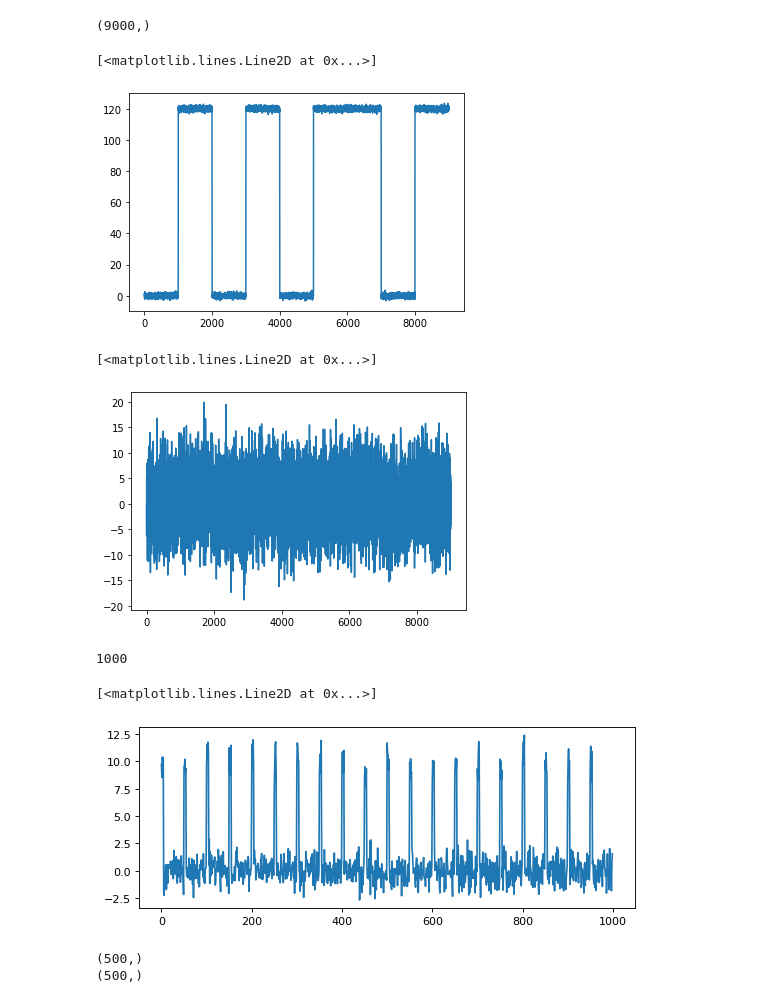
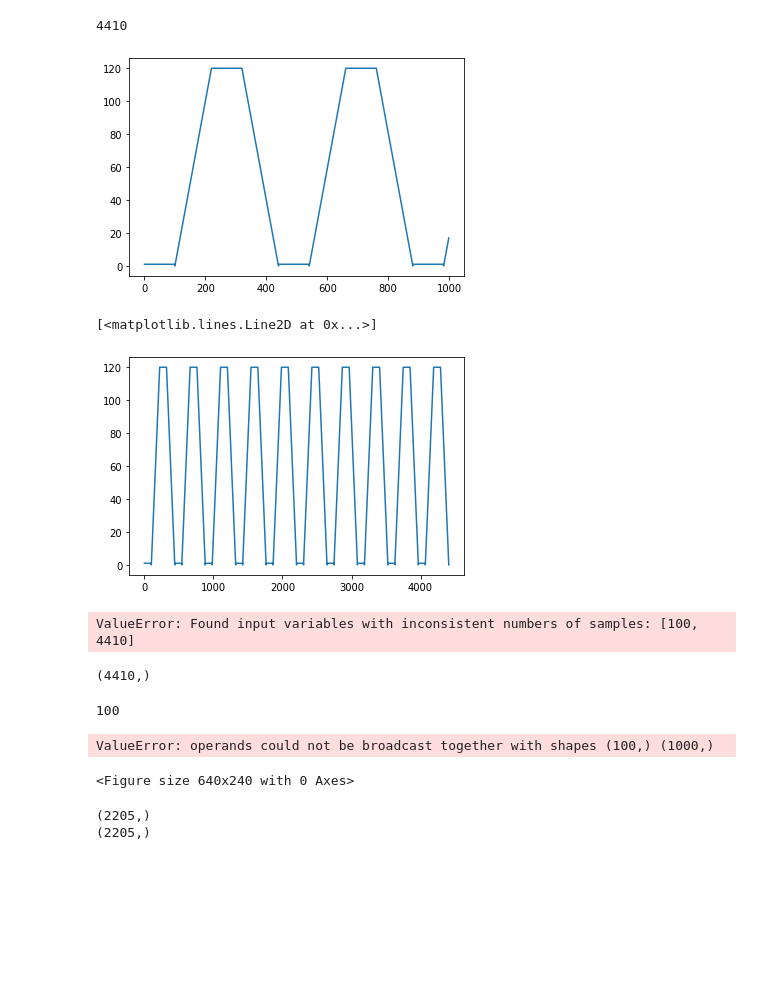
Before and after one commit to oliveiraMats2/Predictive_Maintenance_free_dataset, a Jupyter notebook: notebooks/create_new_database.ipynb, the cells around one changed output. Drawn from its saved outputs; the diff is of its cells as text; code cells hidden in the pictures; blank space fills up the shorter version.

```diff
--- a/notebooks/create_new_database.ipynb
+++ b/notebooks/create_new_database.ipynb
@@ -1,43 +1,80 @@
 # %%
 import numpy as np
 import random
 import matplotlib.pyplot as plt
 from sklearn import preprocessing
 
 #time = 10 #sec
 samples = 1
-slot = 1000*samples
+slot = 100*samples
 sensores = 1
 
 periodo = 120
 noise = 1
 
 data = np.ones((slot, sensores))
 
-data = np.transpose(np.concatenate([np.random.normal(0, noise, slot),
-                                    np.random.normal(periodo, noise, slot),#]))
-                                    np.random.normal(0, noise, slot),
-                                    np.random.normal(periodo, noise, slot),
-                                    np.random.normal(0, noise, slot),
-                                    np.random.normal(periodo, noise, slot),
-                                    np.random.normal(periodo, noise, slot),
-                                    np.random.normal(0, noise, slot),
-                                    np.random.normal(periodo, noise, slot)]))
+# data = np.transpose(np.concatenate(10*[np.random.normal(0, noise, slot),
+#                                     np.array([np.random.normal(x, noise, 1) for x in range(120)]).squeeze(1),
+#                                     np.random.normal(periodo, noise, slot),
+#                                     np.array([np.random.normal(x, noise, 1) for x in range(120,
+#                                                                                            -1, -1)]).squeeze(1)]))
+
+data = np.transpose(np.concatenate(10*[np.array(100*[1]),
+                                    np.array([x for x in range(120)]),#.squeeze(1),
+                                    np.array(100*[periodo]),
+                                    np.array([x for x in range(120, -1, -1)])]))
 
 #data = np.transpose(np.random.normal(0, noise, slot))
 
 #data = preprocessing.normalize(data)
-print(data.shape)
 plt.plot(data[:slot*10]) #out_pressure
+print(len(data))
 # %% [output]
-(9000,)
+4410
-[<matplotlib.lines.Line2D at 0x...>]
-[figure, old version]
+[figure, new version]
 # %%
 plt.plot(data[:9000]) #out_pressure
 # %% [output]
 [<matplotlib.lines.Line2D at 0x...>]
-[figure, old version]
+[figure, new version]
+# %%
+import torch
+from sklearn.linear_model import LogisticRegression
+from scipy.special import expit
+#y = data
+#x = np.arange(0, len(y)).reshape((-1, 1))
+
+xmin, xmax = -5, 5
+n_samples = 100
+np.random.seed(0)
+
+X = np.random.normal(size=n_samples)
+y = data.astype(float)
+#X[X > 0] *= 4
+#X += 0.3 * np.random.normal(size=n_samples)
+
+X = X[:, np.newaxis]
+
+# Fit the classifier
+clf = LogisticRegression(C=1e5)
+clf.fit(X, y)
+
+plt.figure(1, figsize=(9, 6))
+plt.clf()
+plt.scatter(X.ravel(), y, label="example data", color="black", zorder=20)
+
+X_test = np.linspace(-5, 10, 300)
+
+loss = expit(X_test * clf.coef_ + clf.intercept_).ravel()
+
+plt.plot(X_test, loss, label="Logistic Regression Model", color="red", linewidth=3)
+# %% [output]
+ValueError: Found input variables with inconsistent numbers of samples: [100, 4410]
+# %%
+y.shape
+# %% [output]
+(4410,)
 # %%
 from matplotlib.pyplot import figure
 
@@ -57,9 +94,9 @@ data = sig + data[:1000]
 # data.shape
 plt.plot(data)
 # %% [output]
-1000
+100
-[<matplotlib.lines.Line2D at 0x...>]
+ValueError: operands could not be broadcast together with shapes (100,) (1000,)
-[figure, removed]
+<Figure size 640x240 with 0 Axes>
 # %%
 from sklearn.model_selection import train_test_split
 
@@ -76,8 +113,8 @@ X_test = data[train_split:]
 print(X_train.shape)
 print(X_test.shape)
 # %% [output]
-(500,)
-(500,)
+(2205,)
+(2205,)
 # %%
 plt.plot(X_train)
 # %% [output]
```
Also changed, not shown: parts of 6 cells of this notebook, 7 other files.
